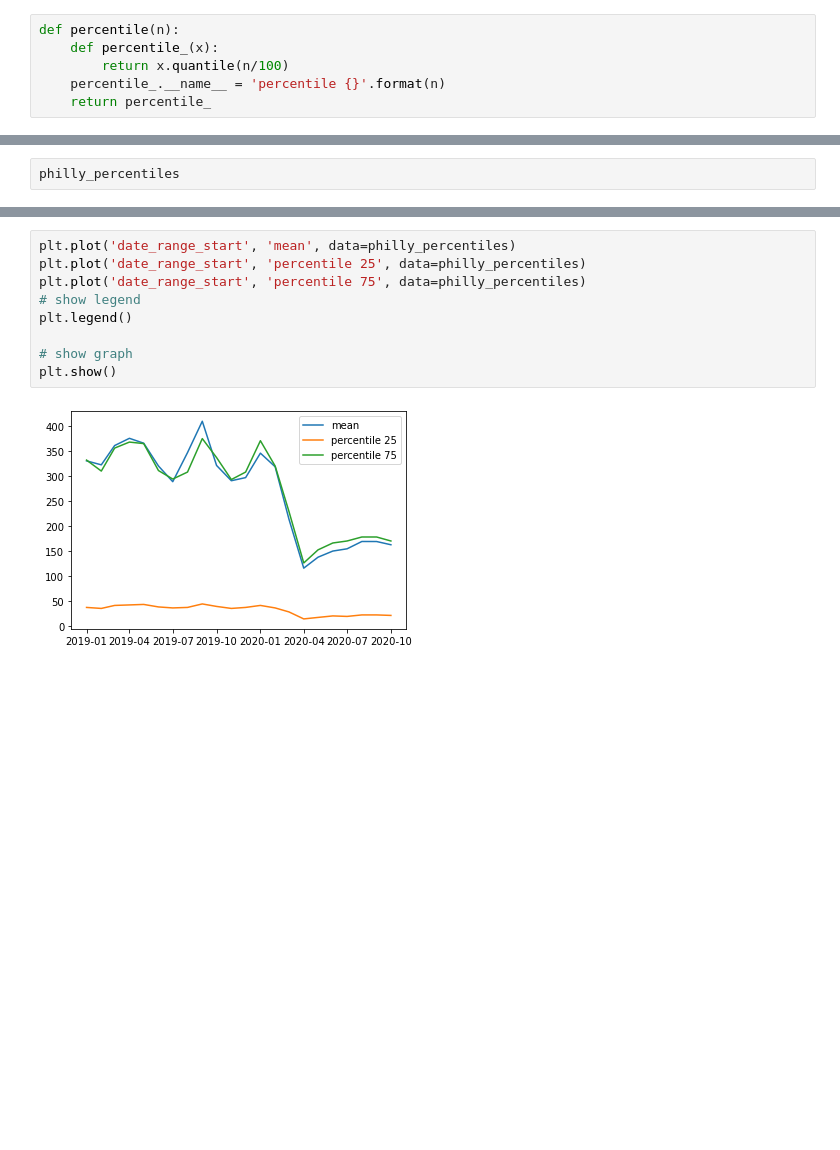
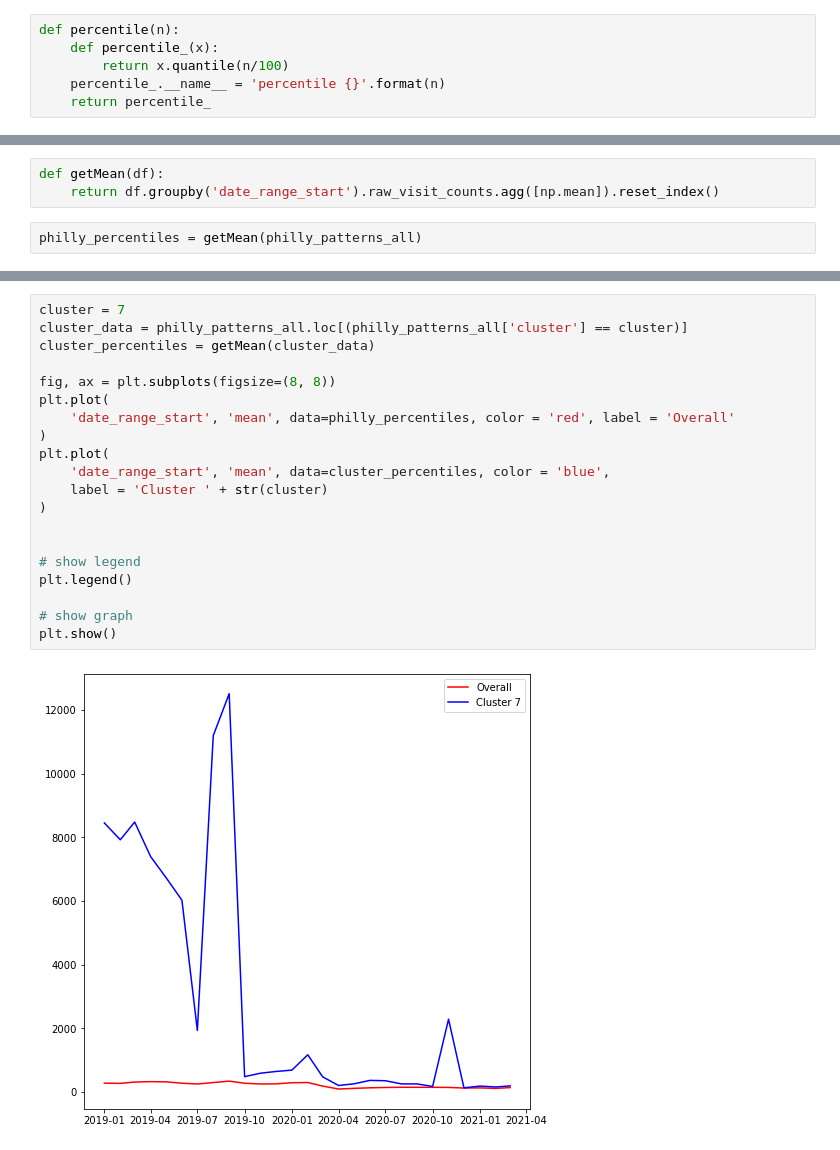
Before and after one commit to hkronenb/HK_DATS_Practicum, a Jupyter notebook: notebooks/Cluster Plot.ipynb, the cells around one changed output, grey strips where cells are left out. Saved outputs shown, nothing was run; the diff lists cells and outputs as text; blank space fills up the shorter version.

Commit message:
further updates to the clustering visualizations

```diff
--- a/notebooks/Cluster Plot.ipynb
+++ b/notebooks/Cluster Plot.ipynb
@@ -355,2 +353,5 @@ philly_percentiles = philly_patterns_all.groupby('date_range_start').raw_visit_c
+# %%
+def getMean(df):
+    return df.groupby('date_range_start').raw_visit_counts.agg([np.mean]).reset_index()
 # %%
-philly_percentiles
+philly_percentiles = getMean(philly_patterns_all)
@@ -375,11 +377,22 @@ philly_percentiles
 # %%
-plt.plot('date_range_start', 'mean', data=philly_percentiles)
-plt.plot('date_range_start', 'percentile 25', data=philly_percentiles)
-plt.plot('date_range_start', 'percentile 75', data=philly_percentiles)
+cluster = 7
+cluster_data = philly_patterns_all.loc[(philly_patterns_all['cluster'] == cluster)]
+cluster_percentiles = getMean(cluster_data)
+
+fig, ax = plt.subplots(figsize=(8, 8))
+plt.plot(
+    'date_range_start', 'mean', data=philly_percentiles, color = 'red', label = 'Overall'
+)
+plt.plot(
+    'date_range_start', 'mean', data=cluster_percentiles, color = 'blue',
+    label = 'Cluster ' + str(cluster)
+)
+
+
 # show legend
 plt.legend()
 
 # show graph
 plt.show()
 # %% [output]
-[figure, old version]
+[figure, new version]
```
Also changed, not shown: parts of 18 cells of this notebook, 1 other file.
